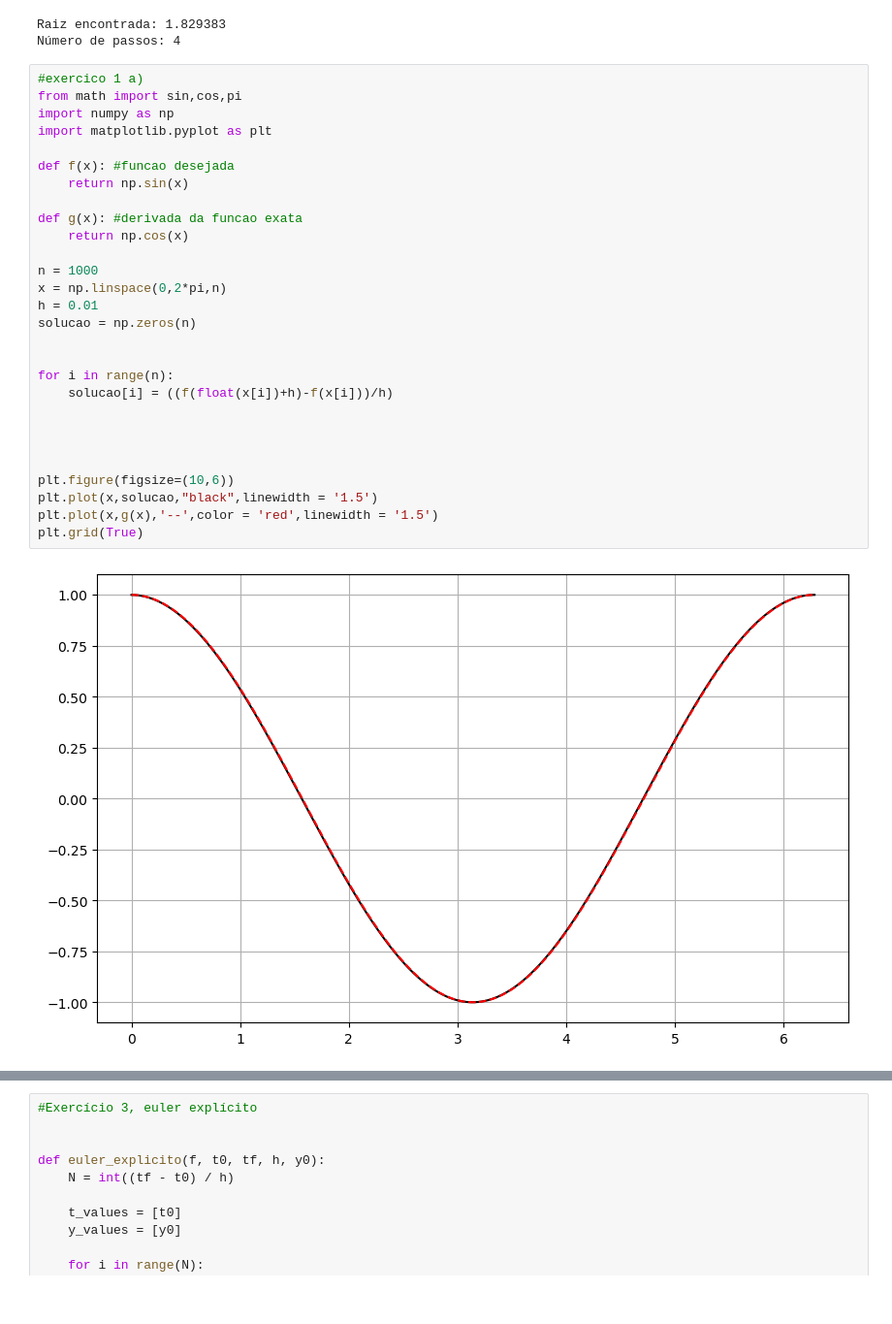
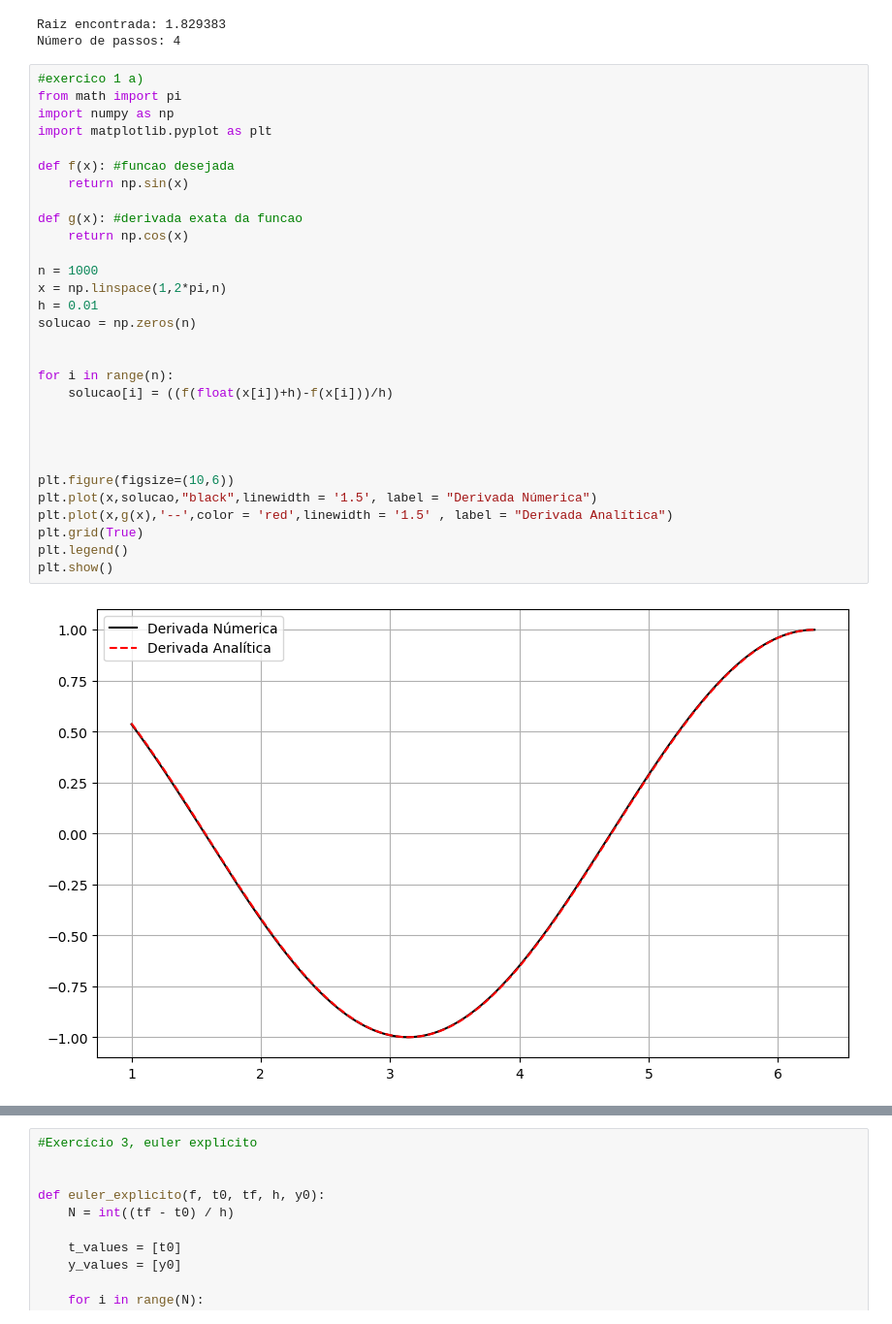
Before and after one commit to Heitor-CC/Trabalho1_MetodosNumericos, a Jupyter notebook: trabalho1_CalculoNumerico.ipynb, the cells around one changed output, grey strips where cells are left out. Shown at 97% size. Drawn from its saved outputs; the diff is of its cells as text.

```diff
--- a/trabalho1_CalculoNumerico.ipynb
+++ b/trabalho1_CalculoNumerico.ipynb
@@ -38,31 +38,33 @@ Raiz encontrada: 1.829383
 Número de passos: 4
 # %%
 #exercico 1 a)
-from math import sin,cos,pi
+from math import pi
 import numpy as np
 import matplotlib.pyplot as plt
 
 def f(x): #funcao desejada
     return np.sin(x)
 
-def g(x): #derivada da funcao exata
+def g(x): #derivada exata da funcao
     return np.cos(x)
 
 n = 1000
-x = np.linspace(0,2*pi,n)
+x = np.linspace(1,2*pi,n)
 h = 0.01
 solucao = np.zeros(n)
 
 
 for i in range(n):
     solucao[i] = ((f(float(x[i])+h)-f(x[i]))/h)
 
 
 
 
 plt.figure(figsize=(10,6))
-plt.plot(x,solucao,"black",linewidth = '1.5')
-plt.plot(x,g(x),'--',color = 'red',linewidth = '1.5')
+plt.plot(x,solucao,"black",linewidth = '1.5', label = "Derivada Númerica")
+plt.plot(x,g(x),'--',color = 'red',linewidth = '1.5' , label = "Derivada Analítica")
 plt.grid(True)
+plt.legend()
+plt.show()
 # %% [output]
-[figure, old version]
+[figure, new version]
```
Also changed, not shown: parts of 1 cell of this notebook.
